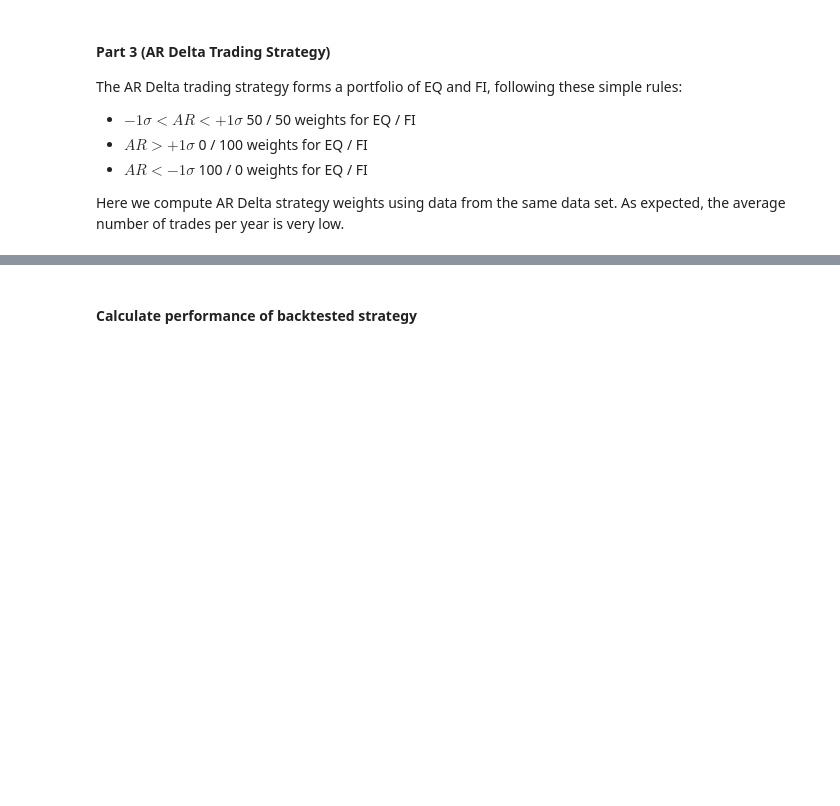
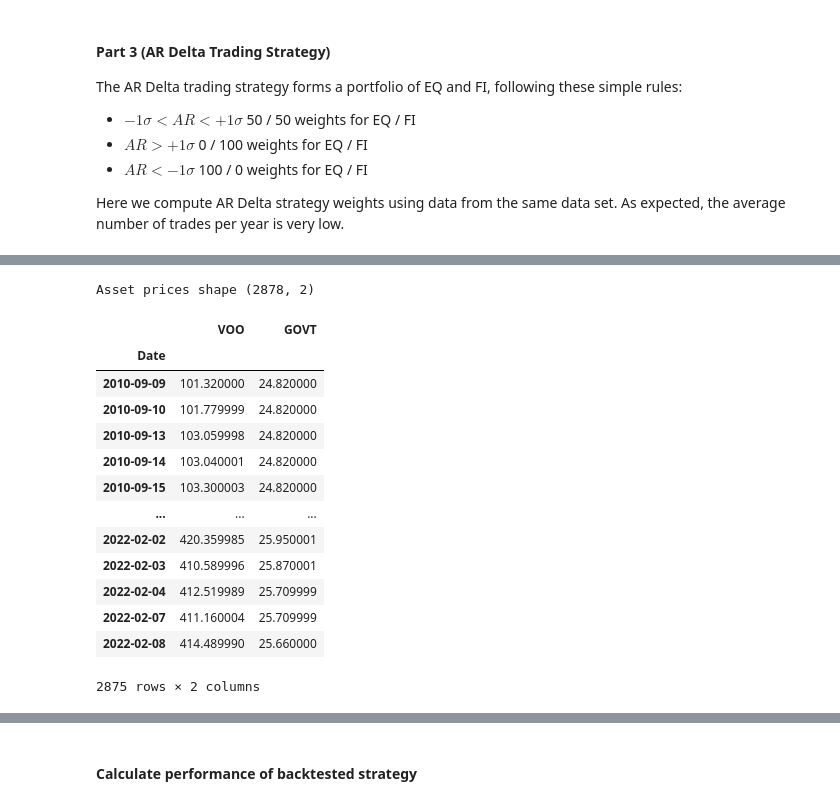
Before and after one commit to jgerhard/quantum-fund, a Jupyter notebook: regime.ipynb, the cells around one changed output, grey strips where cells are left out. Cells and saved outputs as stored; diff of their text form; code cells hidden in the pictures; blank space fills up the shorter version.

```diff
--- a/regime.ipynb
+++ b/regime.ipynb
@@ -180,0 +249,34 @@ display(wgts.tail())
+# %%
+#use temp.py to obtain individual stock data
+all_files = ["./VOO_data.csv", "./GOVT_data.csv"]
+
+li = []
+cols = []
+for filename in all_files[:]:
+    df = pd.read_csv(filename, index_col=0, header=0, date_parser=lambda dt: pd.to_datetime(dt, format='%Y-%m-%d'))
+    df = df.Close
+    cols.append(filename.partition("_")[0].strip("./"))
+    li.append(df)
+n_stocks_show = 12
+frame = pd.concat(li, axis=1, ignore_index=True)
+frame = frame.rename(columns=dict(zip(range(len(all_files)), cols)))
+etf_prices = frame.interpolate().fillna(method="ffill").fillna(method="bfill")
+print('Asset prices shape', etf_prices.shape)
+display(etf_prices.iloc[:, :].head(-3))
+etf_prices.rename({"VOO":"EQ_RETURN", "GOVT":"FI_RETURN"}, axis=1, inplace=True) #still only prices, but column name gets reused
+# %% [output]
+Asset prices shape (2878, 2)
+|  | VOO | GOVT |
+| Date |  |  |
+| 2010-09-09 | 101.320000 | 24.820000 |
+| 2010-09-10 | 101.779999 | 24.820000 |
+| 2010-09-13 | 103.059998 | 24.820000 |
+| 2010-09-14 | 103.040001 | 24.820000 |
+| 2010-09-15 | 103.300003 | 24.820000 |
+| ... | ... | ... |
+| 2022-02-02 | 420.359985 | 25.950001 |
+| 2022-02-03 | 410.589996 | 25.870001 |
+| 2022-02-04 | 412.519989 | 25.709999 |
+| 2022-02-07 | 411.160004 | 25.709999 |
+| 2022-02-08 | 414.489990 | 25.660000 |
+2875 rows × 2 columns
```
Also changed, not shown: parts of 13 cells of this notebook.
